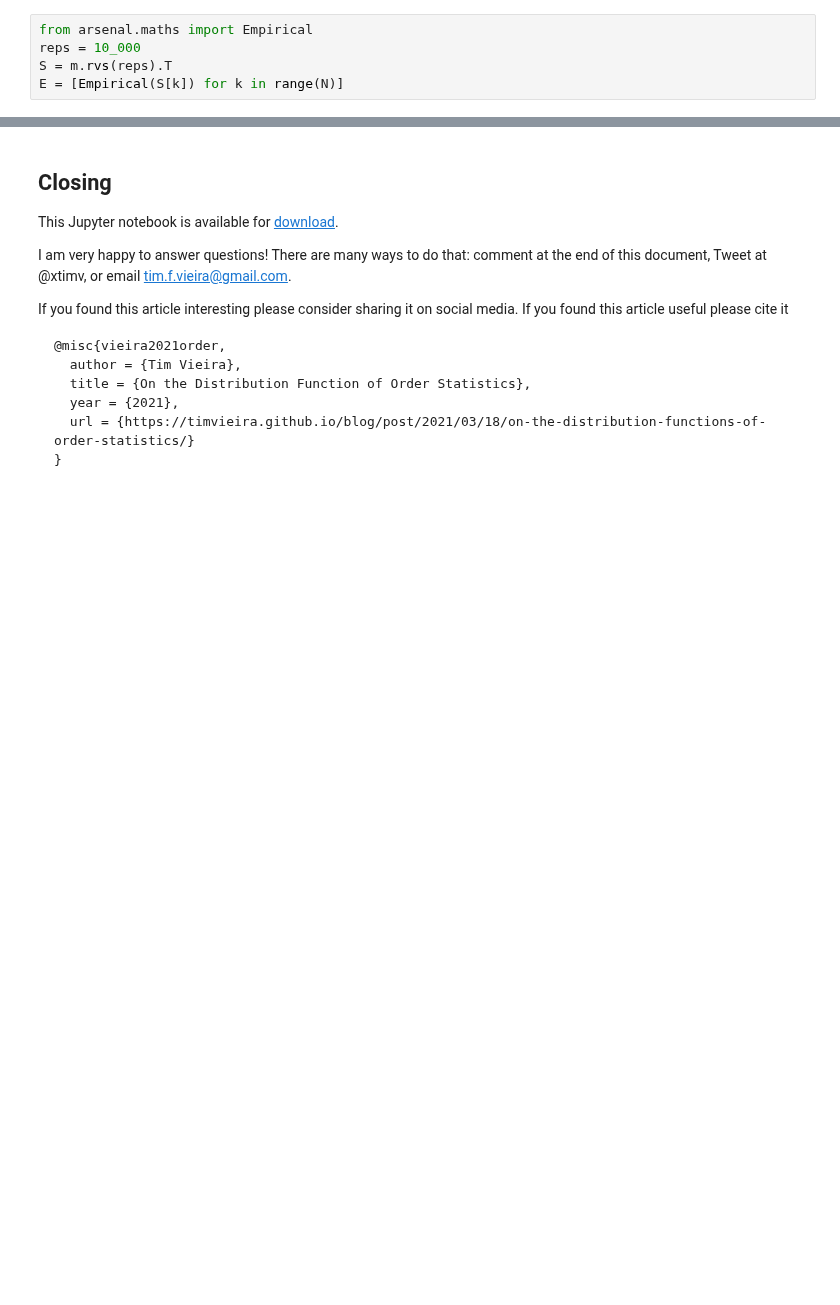
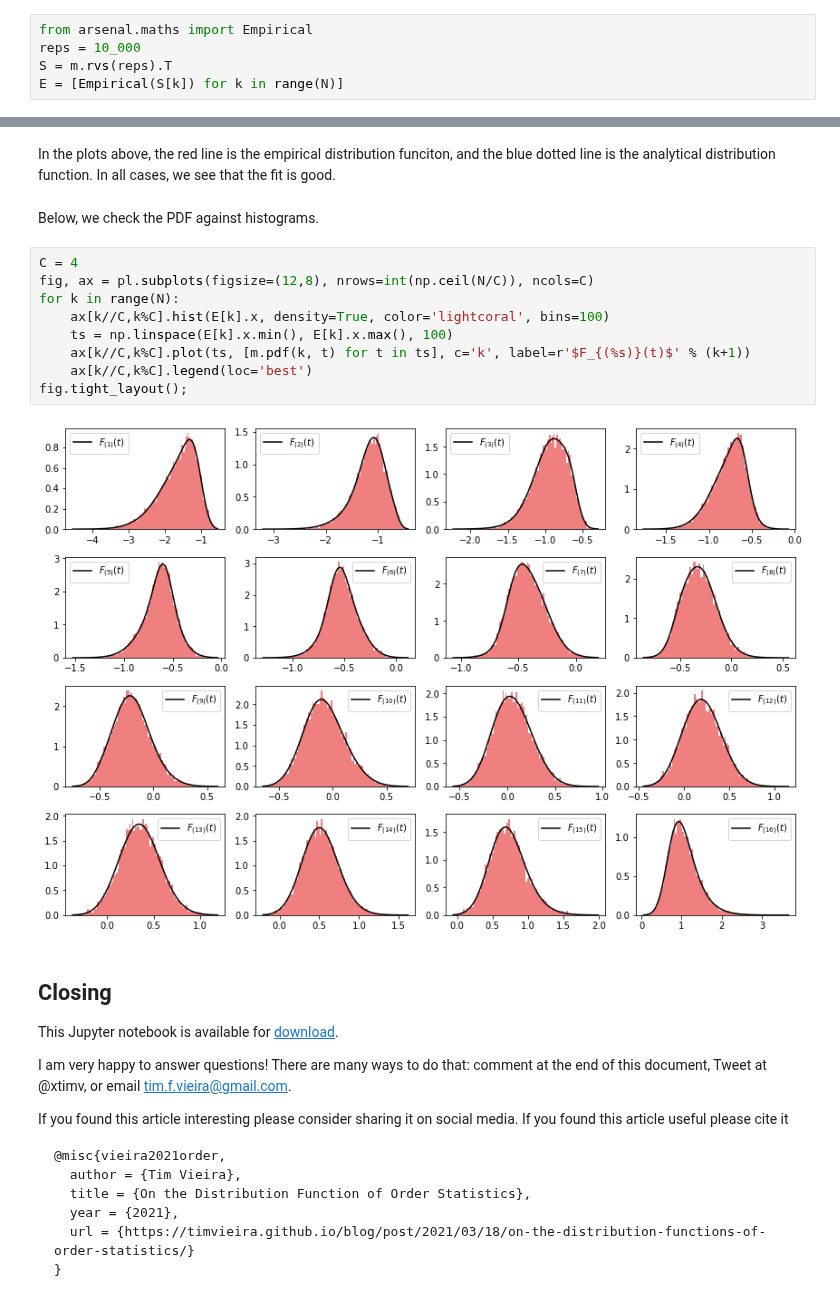
Before and after one commit to timvieira/blog, a Jupyter notebook: content/Order-Statistics.ipynb, the cells around one changed output, grey strips where cells are left out. Saved outputs shown, nothing was run; the diff lists cells and outputs as text; blank space fills up the shorter version.

```diff
--- a/content/Order-Statistics.ipynb
+++ b/content/Order-Statistics.ipynb
@@ -98,3 +143,18 @@ In the plots above, the red line is the empirical distribution funciton, and the
+# %% [markdown]
+In the plots above, the red line is the empirical distribution funciton, and the blue dotted line is the analytical distribution function.  In all cases, we see that the fit is good.
+# %% [markdown]
+Below, we check the PDF against histograms.
+# %%
+C = 4
+fig, ax = pl.subplots(figsize=(12,8), nrows=int(np.ceil(N/C)), ncols=C)
+for k in range(N):
+    ax[k//C,k%C].hist(E[k].x, density=True, color='lightcoral', bins=100)
+    ts = np.linspace(E[k].x.min(), E[k].x.max(), 100)
+    ax[k//C,k%C].plot(ts, [m.pdf(k, t) for t in ts], c='k', label=r'$F_{(%s)}(t)$' % (k+1))
+    ax[k//C,k%C].legend(loc='best')
+fig.tight_layout();
+# %% [output]
+[figure, added]
 # %% [markdown]
 ## Closing
 
```
Also changed, not shown: parts of 7 cells of this notebook.
